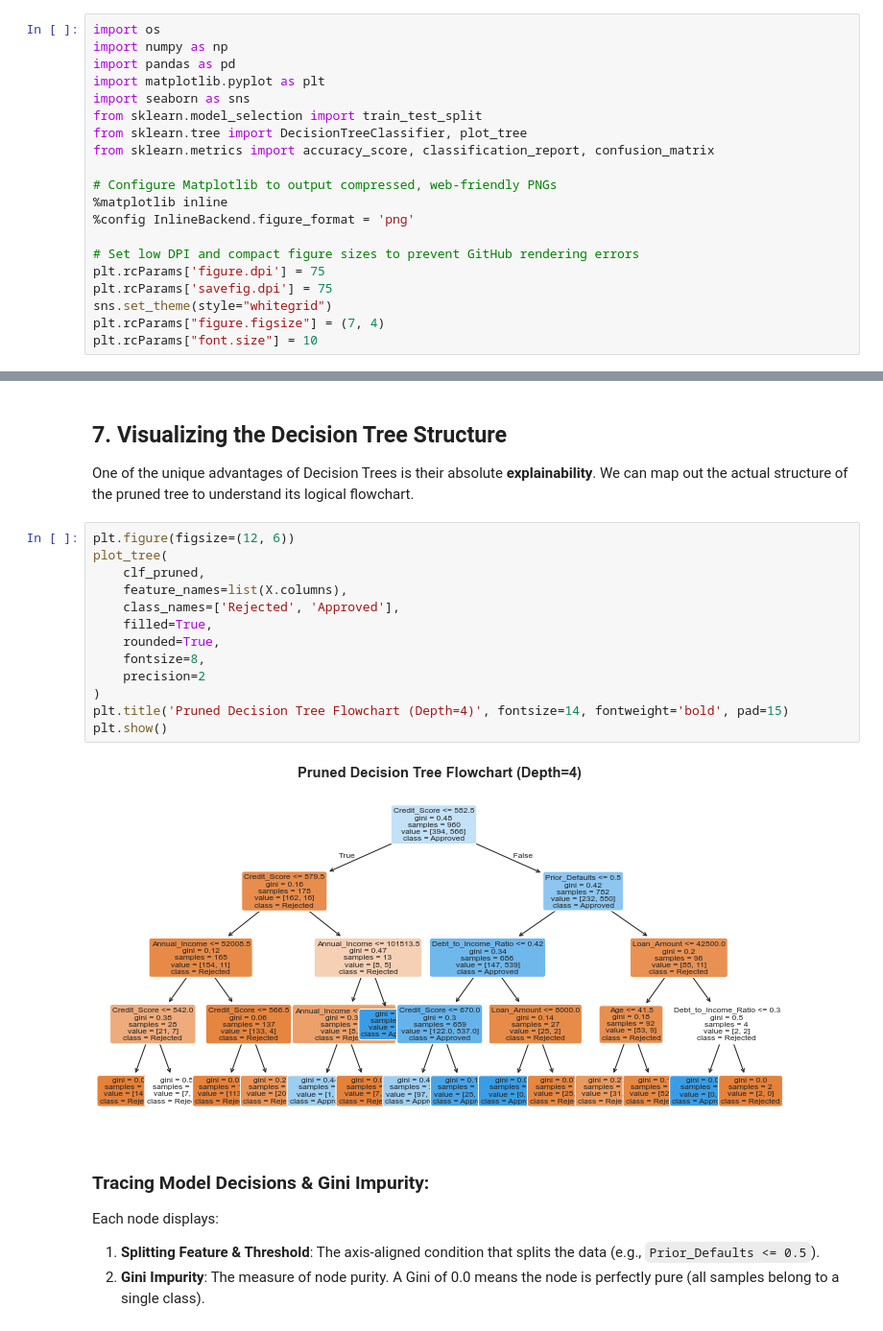
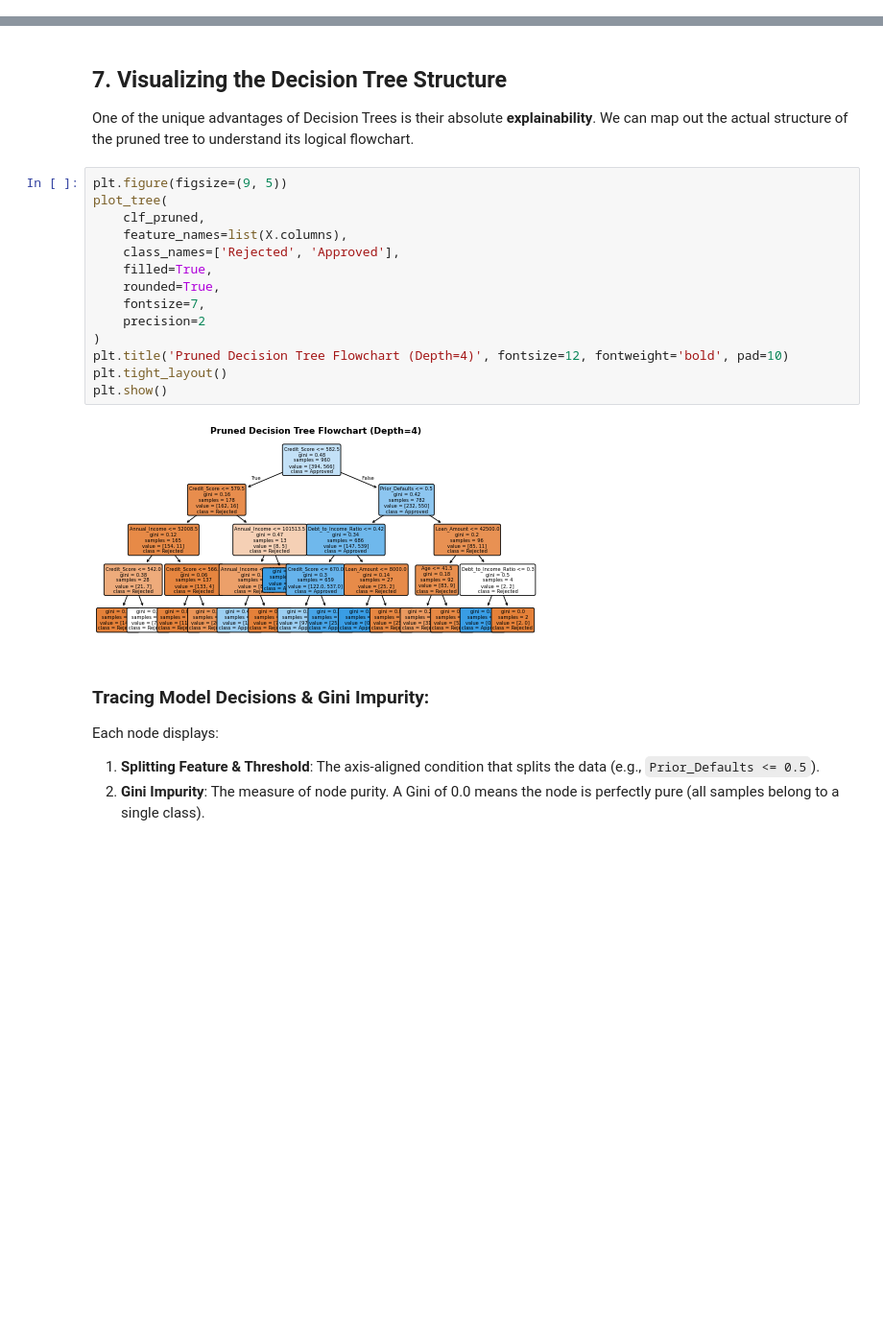
Before and after one commit to Rajeshydv07/60-days-data-science, a Jupyter notebook: day17/day17_loan_prediction.ipynb, the cells around one changed output, grey strips where cells are left out. Shown at 96% size. Saved outputs shown, nothing was run; the diff lists cells and outputs as text; blank space fills up the shorter version.

Commit message:
day 17: revert to nbformat 4.2, reduce decision tree PNG size

```diff
--- a/day17/day17_loan_prediction.ipynb
+++ b/day17/day17_loan_prediction.ipynb
@@ -6,23 +6,3 @@ Welcome to Day 17 of my **60-Day Data Science Challenge**! Today, I enter **Phas
 Decision Trees are one of the most intuitive and powerful machine learning algorithms. They mirror human decision-making by recursively splitting data based on feature thresholds. Today, I'll explore the mathematical underpinnings of Decision Trees (specifically Gini Impurity and Information Gain), train both a fully grown (overfitted) and pruned tree, visualize the resulting decision tree structure, analyze Gini feature importance, and trace exactly how the model evaluates a credit applicant.
 
 ---
-# %%
-import os
-import numpy as np
-import pandas as pd
-import matplotlib.pyplot as plt
-import seaborn as sns
-from sklearn.model_selection import train_test_split
-from sklearn.tree import DecisionTreeClassifier, plot_tree
-from sklearn.metrics import accuracy_score, classification_report, confusion_matrix
-
-# Configure Matplotlib to output compressed, web-friendly PNGs
-%matplotlib inline
-%config InlineBackend.figure_format = 'png'
-
-# Set low DPI and compact figure sizes to prevent GitHub rendering errors
-plt.rcParams['figure.dpi'] = 75
-plt.rcParams['savefig.dpi'] = 75
-sns.set_theme(style="whitegrid")
-plt.rcParams["figure.figsize"] = (7, 4)
-plt.rcParams["font.size"] = 10
@@ -226,20 +222,21 @@ plt.show()
 
 One of the unique advantages of Decision Trees is their absolute **explainability**. We can map out the actual structure of the pruned tree to understand its logical flowchart.
 # %%
-plt.figure(figsize=(12, 6))
+plt.figure(figsize=(9, 5))
 plot_tree(
     clf_pruned,
     feature_names=list(X.columns),
     class_names=['Rejected', 'Approved'],
     filled=True,
     rounded=True,
-    fontsize=8,
+    fontsize=7,
     precision=2
 )
-plt.title('Pruned Decision Tree Flowchart (Depth=4)', fontsize=14, fontweight='bold', pad=15)
+plt.title('Pruned Decision Tree Flowchart (Depth=4)', fontsize=12, fontweight='bold', pad=10)
+plt.tight_layout()
 plt.show()
 # %% [output]
-[figure, old version]
+[figure, new version]
 # %% [markdown]
 ### Tracing Model Decisions & Gini Impurity:
 Each node displays:
```
Also changed, not shown: parts of 6 cells of this notebook.
